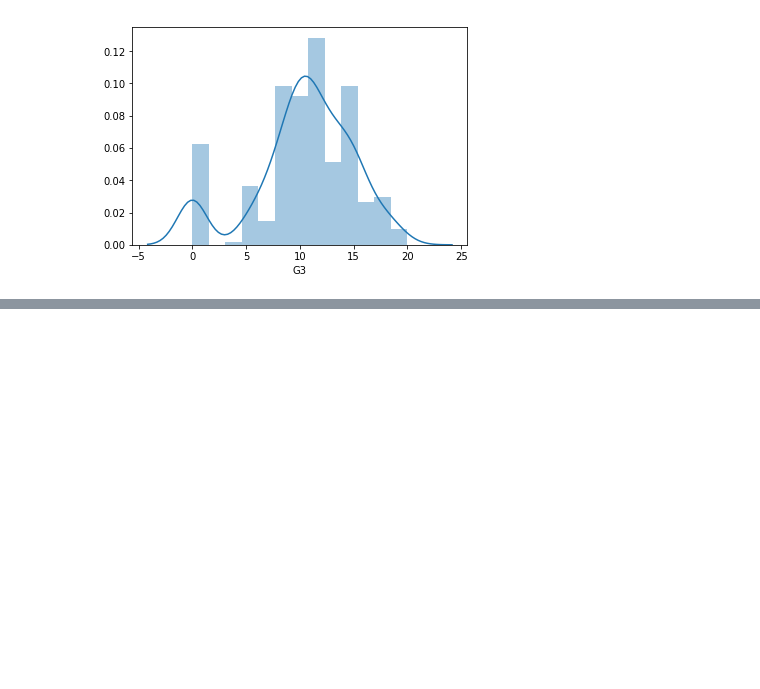
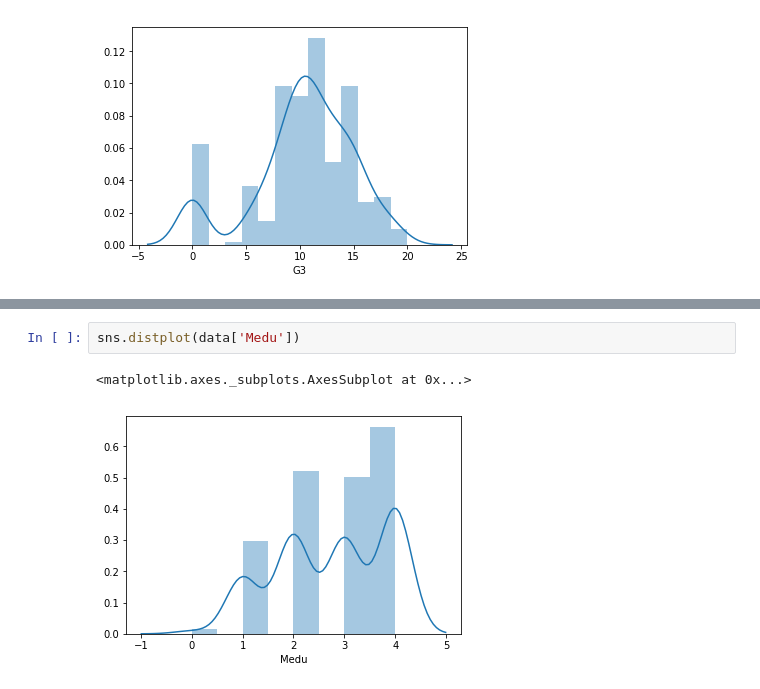
Before and after one commit to NicolasVILLETTE/student_alcohol_consumption, a Jupyter notebook: student_alcohol_consumption.ipynb, the cells around one changed output, grey strips where cells are left out. Drawn from its saved outputs; the diff is of its cells as text; blank space fills up the shorter version.

```diff
--- a/student_alcohol_consumption.ipynb
+++ b/student_alcohol_consumption.ipynb
@@ -80,0 +126,5 @@ sns.distplot(data['G3'])
+# %%
+sns.distplot(data['Medu'])
+# %% [output]
+<matplotlib.axes._subplots.AxesSubplot at 0x...>
+[figure, added]
```
Also changed, not shown: parts of 55 cells of this notebook, 1 other file.
